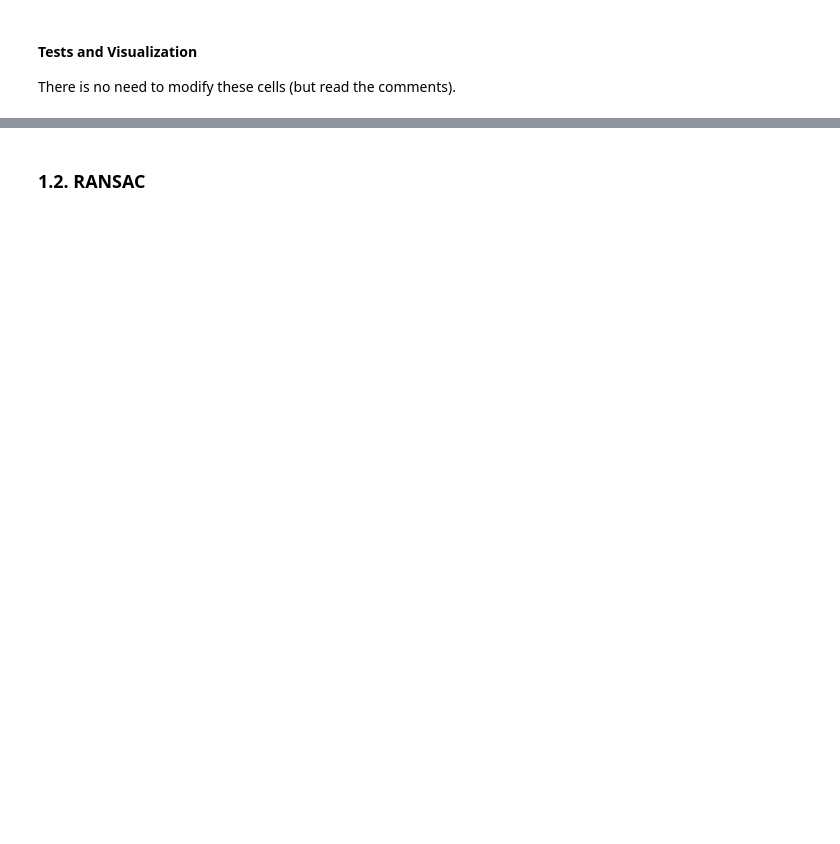
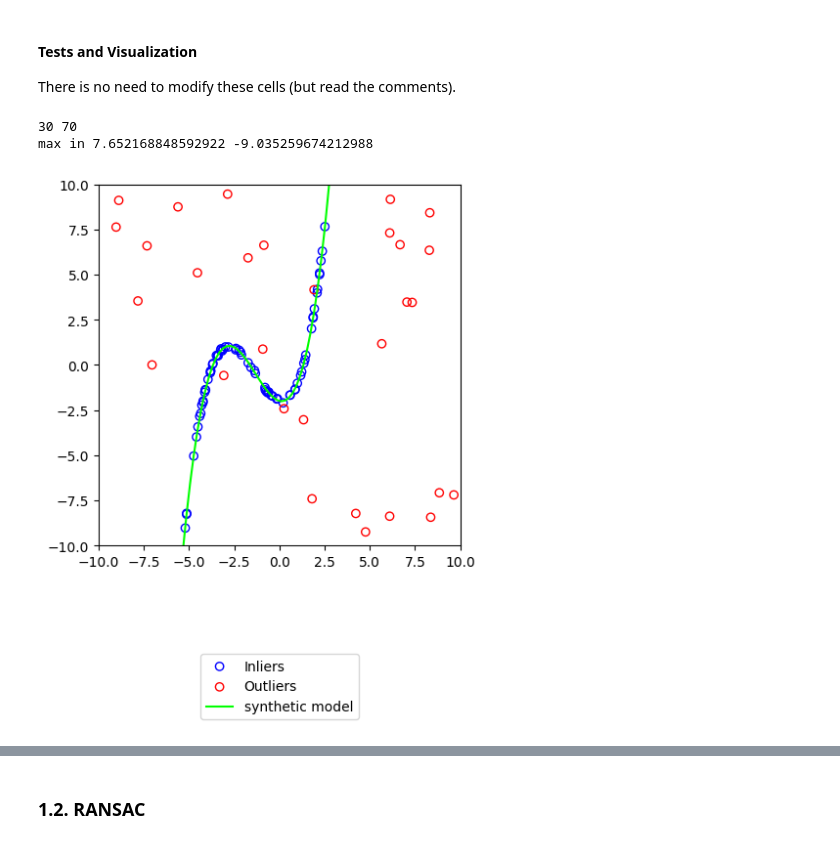
Before and after one commit to fatihoezdemir/MF2024-Exercise1, a Jupyter notebook: Exercise1.ipynb, the cells around one changed output, grey strips where cells are left out. Cells and saved outputs as stored; diff of their text form; code cells hidden in the pictures; blank space fills up the shorter version.

```diff
--- a/Exercise1.ipynb
+++ b/Exercise1.ipynb
@@ -124,32 +209,36 @@ There is no need to modify these cells (but read the comments).
 # %%
 def plot_models(ax, inliers, outliers, synth_model: Polynomial, estimated_model: Optional[Polynomial] = None, title = None):
     ax.scatter(inliers[:, 0], inliers[:, 1], label="Inliers", c='none', edgecolors='blue')
     if outliers is not None:
         ax.scatter(outliers[:, 0], outliers[:, 1], label="Outliers", c='none', edgecolors='red')
 
     x = np.linspace(-10, 10, 100)[:, None]
     if estimated_model is not None:
         y = estimated_model.evaluate(x)
         ax.plot(x, y, color='black', label="estimated model")
 
     if title is not None:
         ax.set_title(title)
 
     y = synth_model.evaluate(x)
     ax.plot(x, y, color='lime', label='synthetic model')
 
     ax.set_ylim(bottom=-D, top=D)
     ax.set_xlim(left=-D, right=D)
     ax.set_aspect('equal')
     ax.legend(bbox_to_anchor=(0.5, -0.5), loc="lower center")
 
 # Plotting the ground truth inliers/outliers
 poly_a = Polynomial(np.array([-2, -0.25, 1, 0.25]))
-inliers, outliers = poly_a.generate_points(0.5)
+inliers, outliers = poly_a.generate_points(0.3)
 fig, ax = plt.subplots()
 plot_models(ax, inliers, outliers, poly_a)
 plt.show()
 plt.close(fig)
+# %% [output]
+30 70
+max in 7.652168848592922 -9.035259674212988
+[figure, added]
 # %%
 %%time
 # A simple non-complete test case for the data generation part
```
Also changed, not shown: parts of 6 cells of this notebook.
